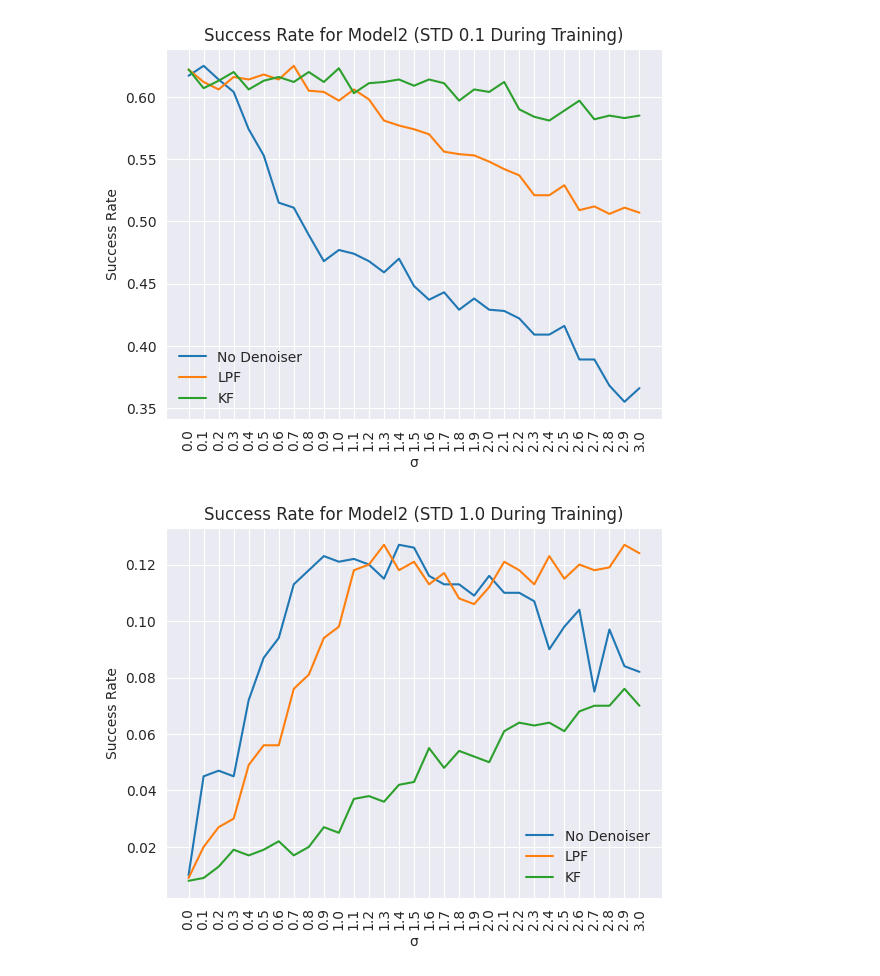
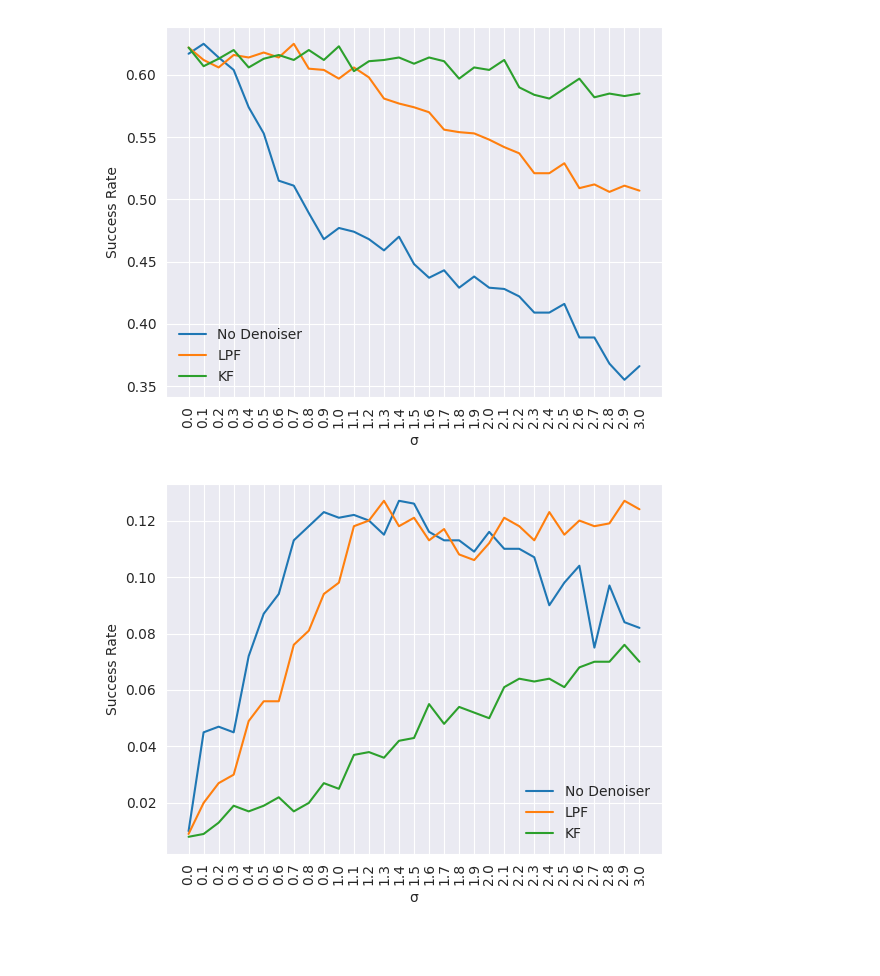
Before and after one commit to thatblueboy/DroneControl, a Jupyter notebook: visualizations/varying_bias.ipynb, the cells around one changed output. Cells and saved outputs as stored; diff of their text form; code cells hidden in the pictures; blank space fills up the shorter version.

```diff
--- a/visualizations/varying_bias.ipynb
+++ b/visualizations/varying_bias.ipynb
@@ -33,22 +33,22 @@ plt.savefig("image1")
 # %%
 analysisDataModel1 = parser.parseAnalysisData('../SBAgent/evalResults/model8/varying_bias.md')
 
-plt.title("Success Rate for Model2 (STD 0.1 During Training)")
+# plt.title("Success Rate for Model2 (STD 0.1 During Training)")
 plotForDenoiser(analysisDataModel1, 'Success Rate', 'None')
 plotForDenoiser(analysisDataModel1, 'Success Rate', 'LPF')
 plotForDenoiser(analysisDataModel1, 'Success Rate', 'KF')
 plt.legend(["No Denoiser", "LPF", "KF"], frameon=False)
-plt.savefig("image2")
+plt.savefig("model2-varying-bias.png")
 # %% [output]
-[figure, old version]
+[figure, new version]
 # %%
 analysisDataModel1 = parser.parseAnalysisData('../SBAgent/evalResults/model9/varying_bias.md')
 
-plt.title("Success Rate for Model2 (STD 1.0 During Training)")
+# plt.title("Success Rate for Model2 (STD 1.0 During Training)")
 plotForDenoiser(analysisDataModel1, 'Success Rate', 'None')
 plotForDenoiser(analysisDataModel1, 'Success Rate', 'LPF')
 plotForDenoiser(analysisDataModel1, 'Success Rate', 'KF')
 plt.legend(["No Denoiser", "LPF", "KF"], frameon=False)
-plt.savefig("image3")
+plt.savefig("model3-varying-bias.png")
 # %% [output]
-[figure, old version]
+[figure, new version]
```
Also changed, not shown: parts of 1 cell of this notebook, 3 other files.
